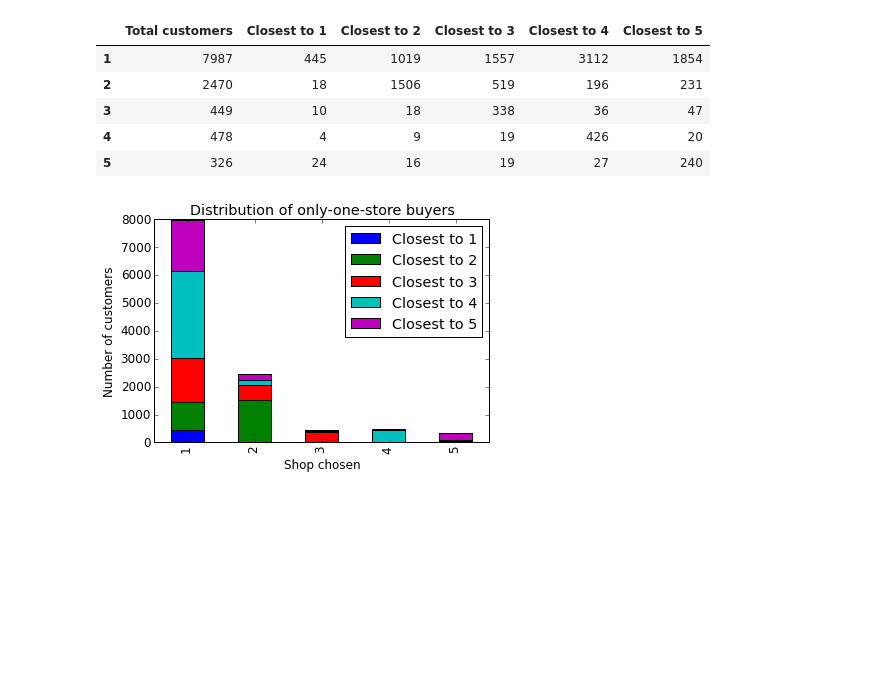
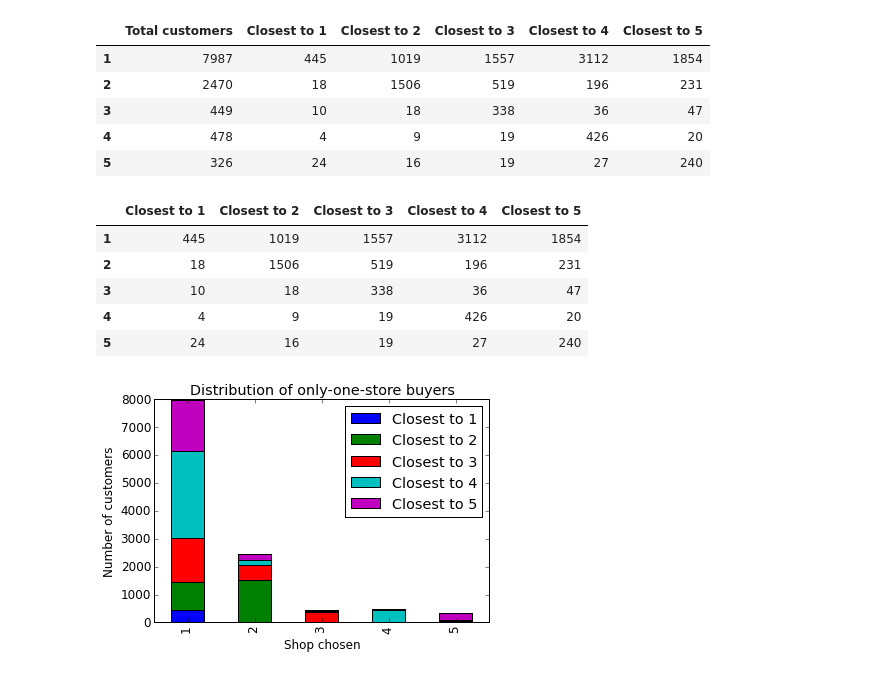
Before and after one commit to rcuevass/clustering_PCA_marketing, a Jupyter notebook: Store range effect in purchase.ipynb, the cells around one changed output. Saved outputs shown, nothing was run; the diff lists cells and outputs as text; code cells hidden in the pictures; blank space fills up the shorter version.

```diff
--- a/Store range effect in purchase.ipynb
+++ b/Store range effect in purchase.ipynb
@@ -505 +508,10 @@ df_close
+# %%
+df_stack
+# %% [output]
+|  | Closest to 1 | Closest to 2 | Closest to 3 | Closest to 4 | Closest to 5 |
+| 1 | 445 | 1019 | 1557 | 3112 | 1854 |
+| 2 | 18 | 1506 | 519 | 196 | 231 |
+| 3 | 10 | 18 | 338 | 36 | 47 |
+| 4 | 4 | 9 | 19 | 426 | 20 |
+| 5 | 24 | 16 | 19 | 27 | 240 |
 # %%
```
Also changed, not shown: parts of 39 cells of this notebook.
